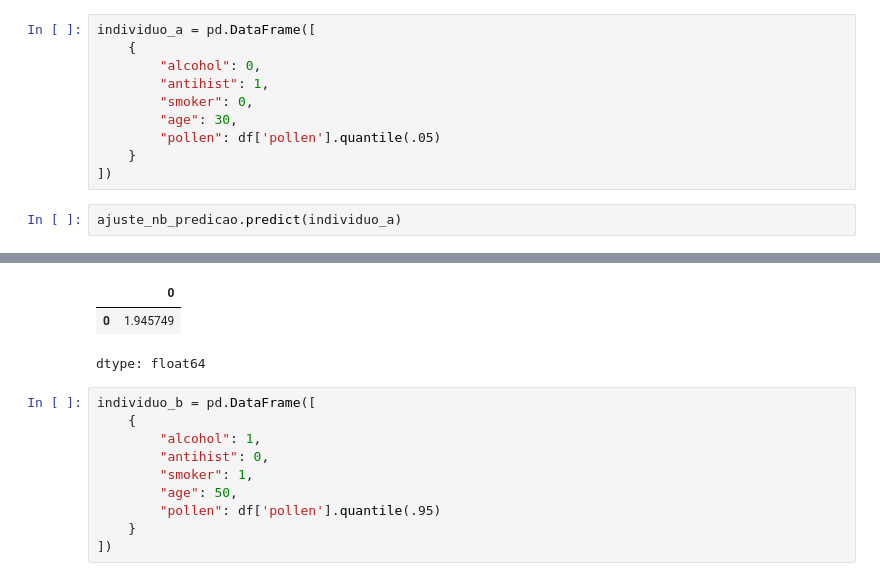
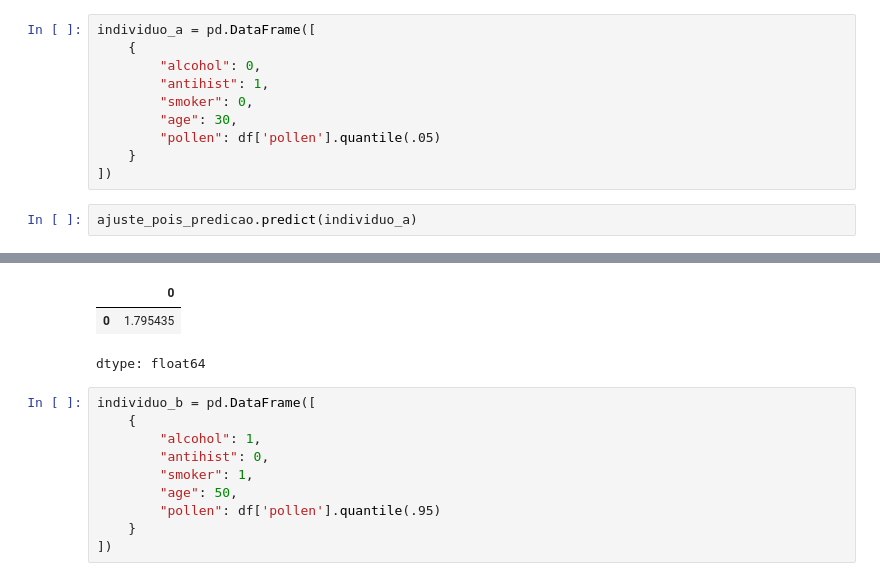
Before and after one commit to alinespereira/SME0823-202502-Avaliacao-2, a Jupyter notebook: SME0823_Avaliação_2.ipynb, the cells around one changed output, grey strips where cells are left out. Drawn from its saved outputs; the diff is of its cells as text.

```diff
--- a/SME0823_Avaliação_2.ipynb
+++ b/SME0823_Avaliação_2.ipynb
@@ -591,11 +683,11 @@ individuo_a = pd.DataFrame([
     }
 ])
 # %%
-ajuste_nb_predicao.predict(individuo_a)
+ajuste_pois_predicao.predict(individuo_a)
 # %% [output]
 [interactive output not drawn]
 |  | 0 |
-| 0 | 1.945749 |
+| 0 | 1.795435 |
 dtype: float64
 # %%
 individuo_b = pd.DataFrame([
```
Also changed, not shown: parts of 26 cells of this notebook.
